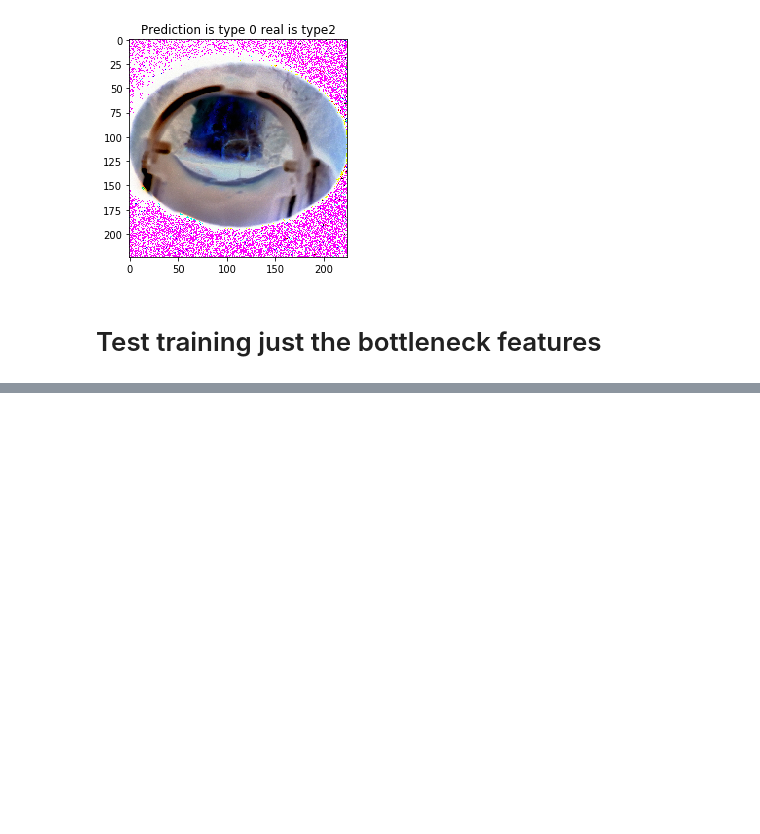
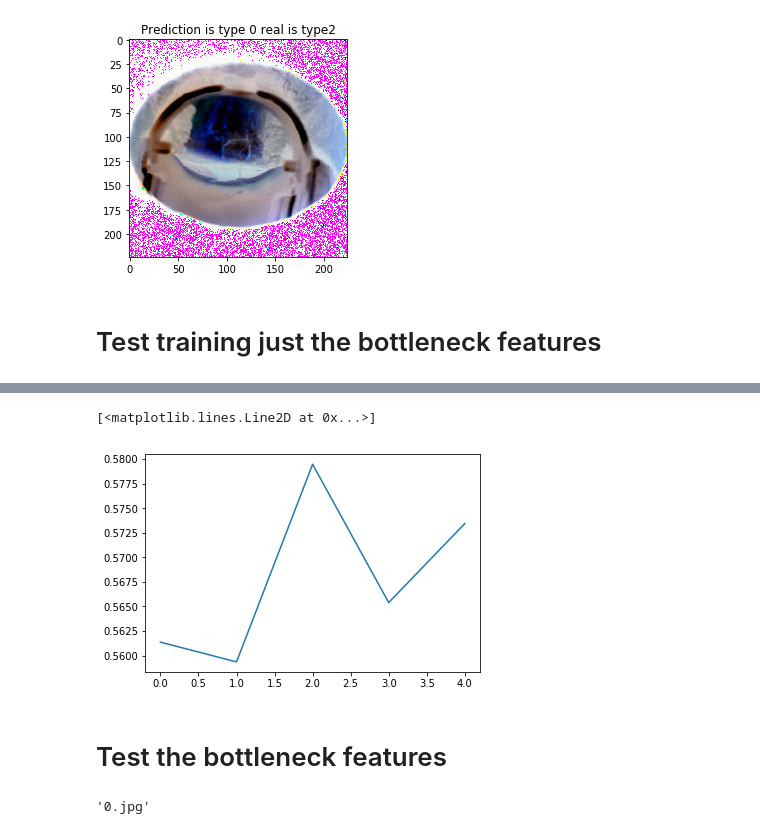
Before and after one commit to jonhilgart22/kaggle-cervical-cancer, a Jupyter notebook: EDA_&_transfer_learning.ipynb, the cells around one changed output, grey strips where cells are left out. Cells and saved outputs as stored; diff of their text form; code cells hidden in the pictures; blank space fills up the shorter version.

```diff
--- a/EDA_&_transfer_learning.ipynb
+++ b/EDA_&_transfer_learning.ipynb
@@ -267,14 +273,22 @@ model_bottleneck.load_weights('weights/model_bottleneck.h5')
 # %%
 bottleneck_history = []
+model_bottleneck.load_weights('weights/model_bottleneck.h5')
 try:
     loss = model_bottleneck.fit_generator(train_generator,
-                        steps_per_epoch=32,
-                        epochs=5,
+                        steps_per_epoch=16,
+                        epochs=15,
                         validation_data=validation_generator,
-                        validation_steps=32);
+                        validation_steps=15);
     bottleneck_history.append(loss)
 except:
     pass
+
+# serialize model to YAML
+model_yaml_bottleneck = model_bottleneck.to_yaml()
+with open("weights/model_bottleneck.yaml", "w") as yaml_file:
+    yaml_file.write(model_yaml_bottleneck)
+# serialize weights to HDF5
+model_bottleneck.save_weights("weights/model_bottleneck.h5")
 # %% [output]
 Epoch 1/5
 32/32 [==============================] - 2205s - loss: 7.6183 - acc: 0.5273 - val_loss: 7.0699 - val_acc: 0.5614
@@ -283,0 +303,7 @@ Epoch 3/5
+# %%
+plt.plot(loss.history['val_acc'])
+# %% [output]
+[<matplotlib.lines.Line2D at 0x...>]
+[figure, added]
+# %% [markdown]
+# Test the bottleneck features
@@ -283,0 +318,4 @@ Epoch 3/5
+# %%
+all_test_images[i].split('/')[-1]
+# %% [output]
+'0.jpg'
```
Also changed, not shown: parts of 35 cells of this notebook, 4 other files.
